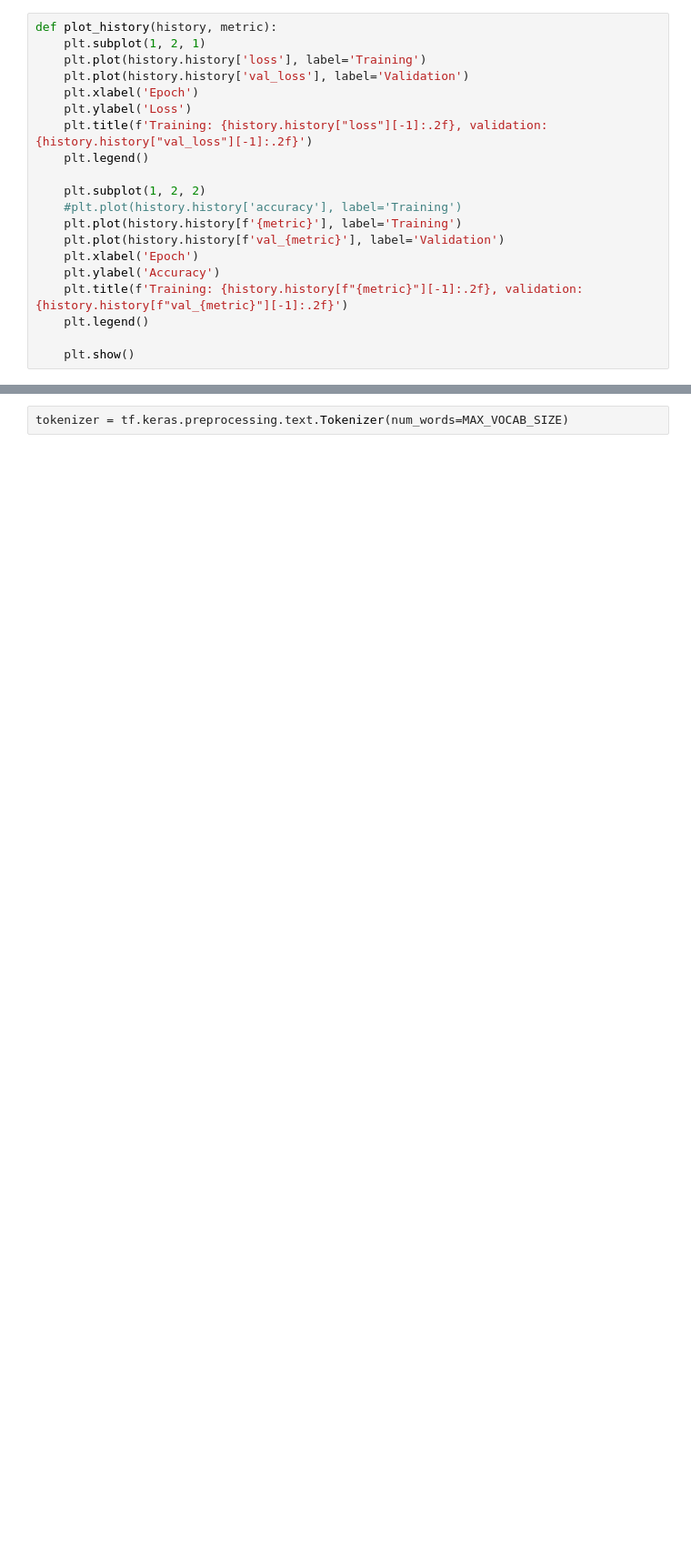
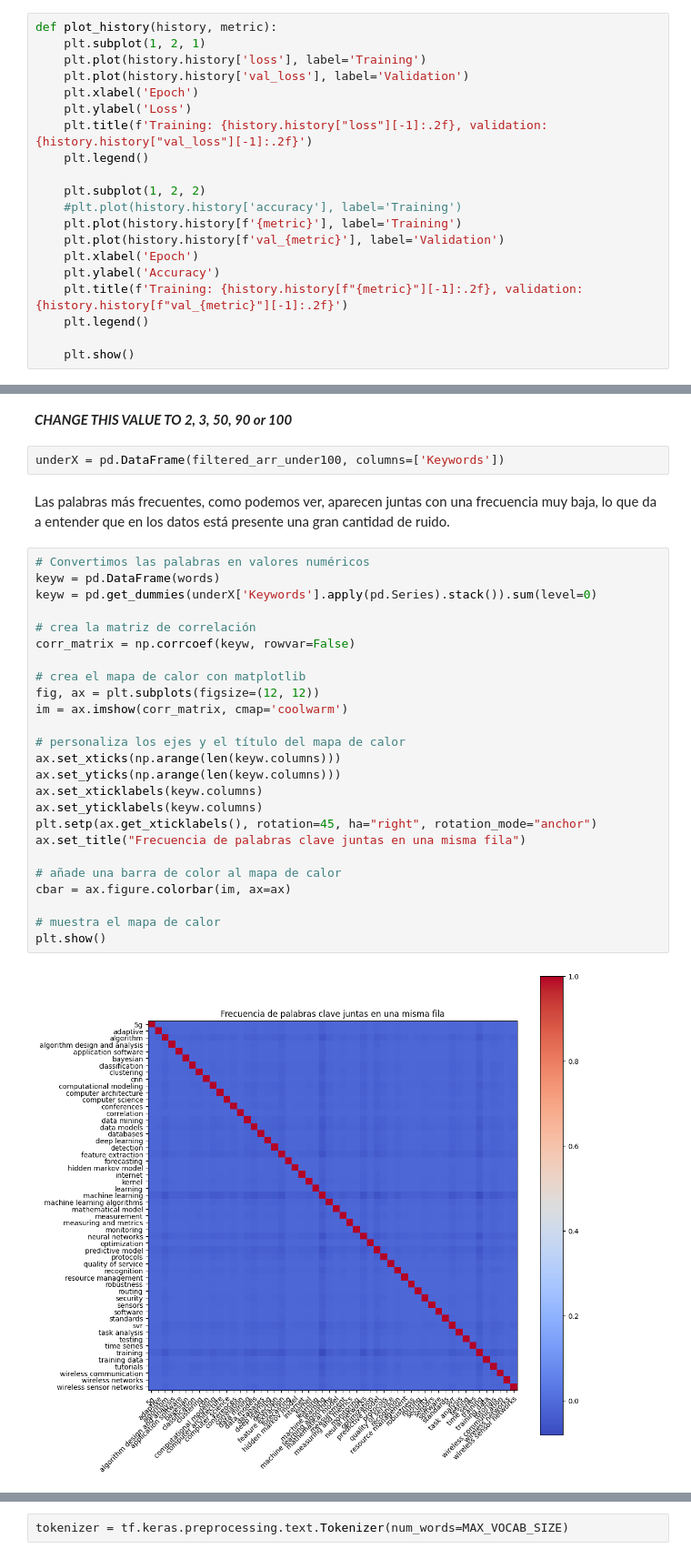
Before and after one commit to blitty-codes/AgentesInteligentes, a Jupyter notebook: neural/classificator.ipynb, the cells around one changed output, grey strips where cells are left out. Shown at 91% size. Drawn from its saved outputs; the diff is of its cells as text; blank space fills up the shorter version.

```diff
--- a/neural/classificator.ipynb
+++ b/neural/classificator.ipynb
@@ -264,0 +596,33 @@ words_df_under3
+# %% [markdown]
+_**CHANGE THIS VALUE TO 2, 3, 50, 90 or 100**_
+# %%
+underX = pd.DataFrame(filtered_arr_under100, columns=['Keywords'])
+# %% [markdown]
+Las palabras más frecuentes, como podemos ver, aparecen juntas con una frecuencia muy baja, lo que da a entender que en los datos está presente una gran cantidad de ruido.
+# %%
+# Convertimos las palabras en valores numéricos
+keyw = pd.DataFrame(words)
+keyw = pd.get_dummies(underX['Keywords'].apply(pd.Series).stack()).sum(level=0)
+
+# crea la matriz de correlación
+corr_matrix = np.corrcoef(keyw, rowvar=False)
+
+# crea el mapa de calor con matplotlib
+fig, ax = plt.subplots(figsize=(12, 12))
+im = ax.imshow(corr_matrix, cmap='coolwarm')
+
+# personaliza los ejes y el título del mapa de calor
+ax.set_xticks(np.arange(len(keyw.columns)))
+ax.set_yticks(np.arange(len(keyw.columns)))
+ax.set_xticklabels(keyw.columns)
+ax.set_yticklabels(keyw.columns)
+plt.setp(ax.get_xticklabels(), rotation=45, ha="right", rotation_mode="anchor")
+ax.set_title("Frecuencia de palabras clave juntas en una misma fila")
+
+# añade una barra de color al mapa de calor
+cbar = ax.figure.colorbar(im, ax=ax)
+
+# muestra el mapa de calor
+plt.show()
+# %% [output]
+[figure, added]
```
Also changed, not shown: parts of 243 cells of this notebook.
